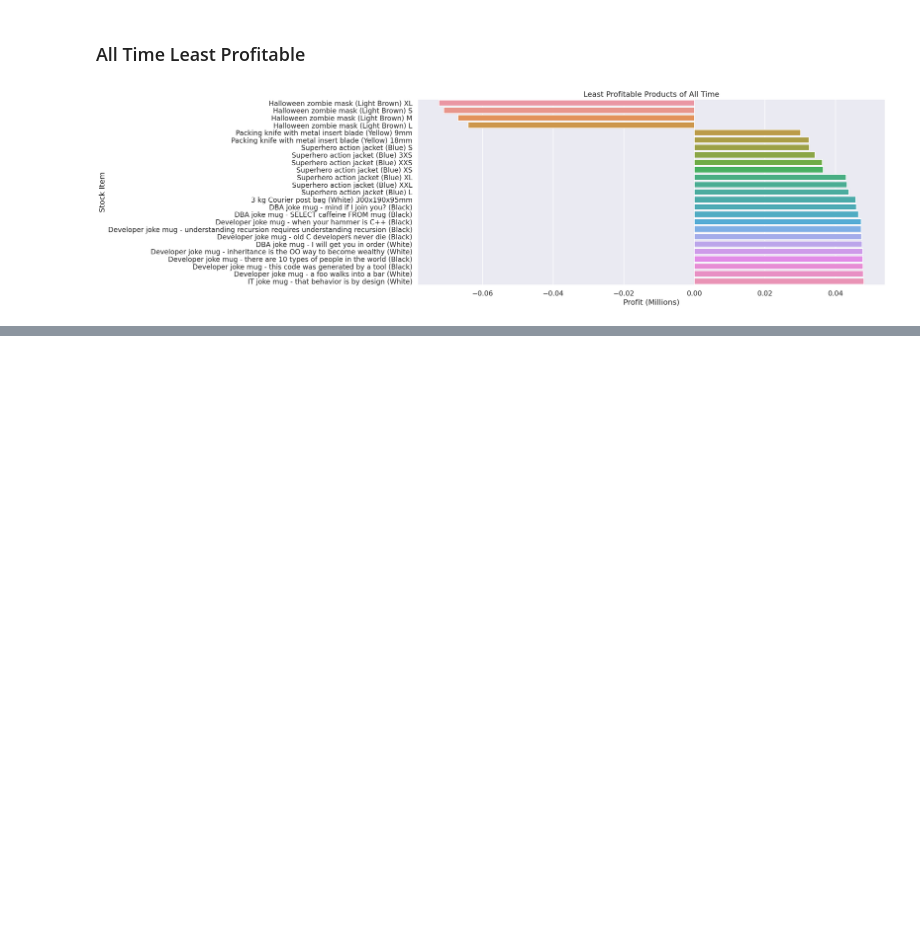
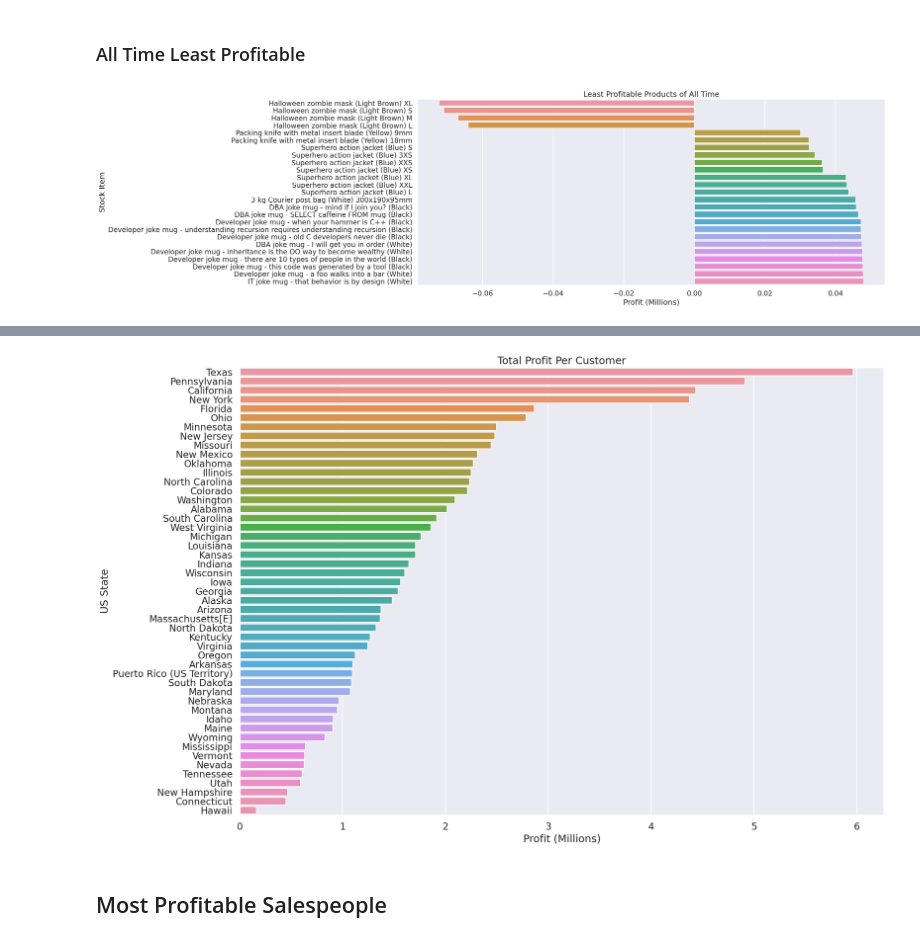
Before and after one commit to Max-FM/dataplatforms_project, a Jupyter notebook: analysis.ipynb, the cells around one changed output, grey strips where cells are left out. Cells and saved outputs as stored; diff of their text form; code cells hidden in the pictures; blank space fills up the shorter version.

```diff
--- a/analysis.ipynb
+++ b/analysis.ipynb
@@ -378,0 +413,18 @@ plt.title("Least Profitable Products of All Time");
+# %%
+figure, ax = plt.subplots(
+    figsize=(20,14)
+)
+
+sns.barplot(
+    y="State Province",
+    x="Profit (Millions)",
+    data=total_profit_per_state,
+    ax=ax,
+)
+
+plt.ylabel("US State")
+plt.title("Total Profit Per Customer");
+# %% [output]
+[figure, added]
+# %% [markdown]
+## Most Profitable Salespeople
```
Also changed, not shown: parts of 13 cells of this notebook.
